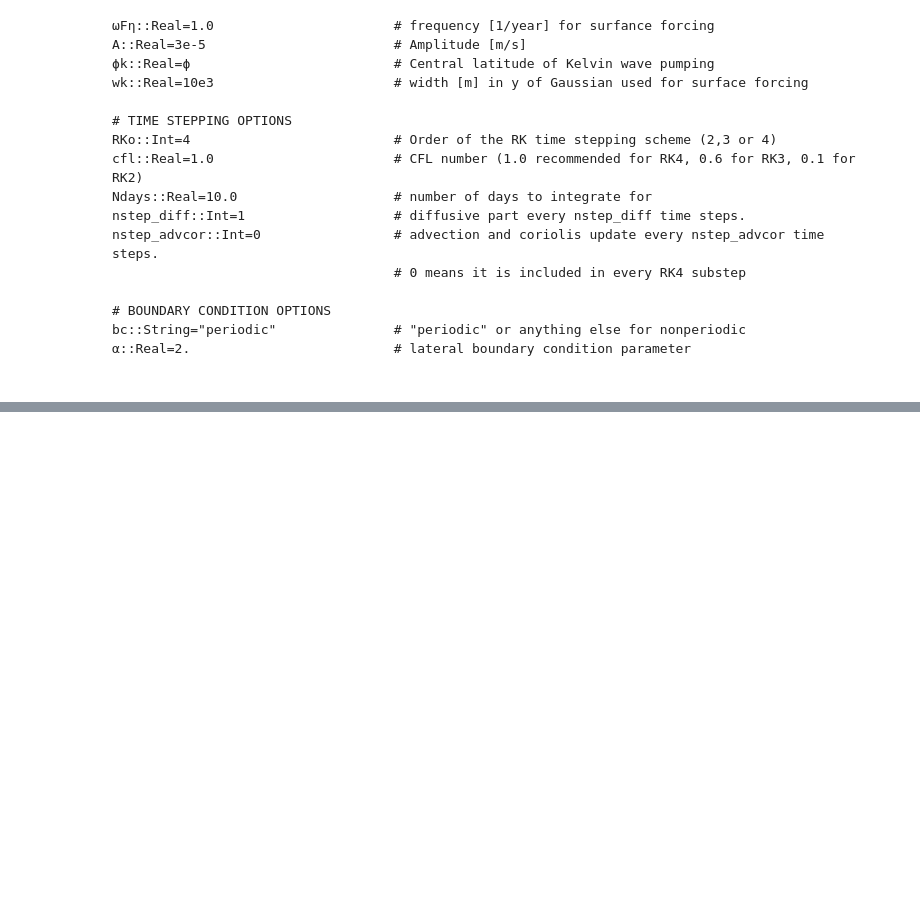
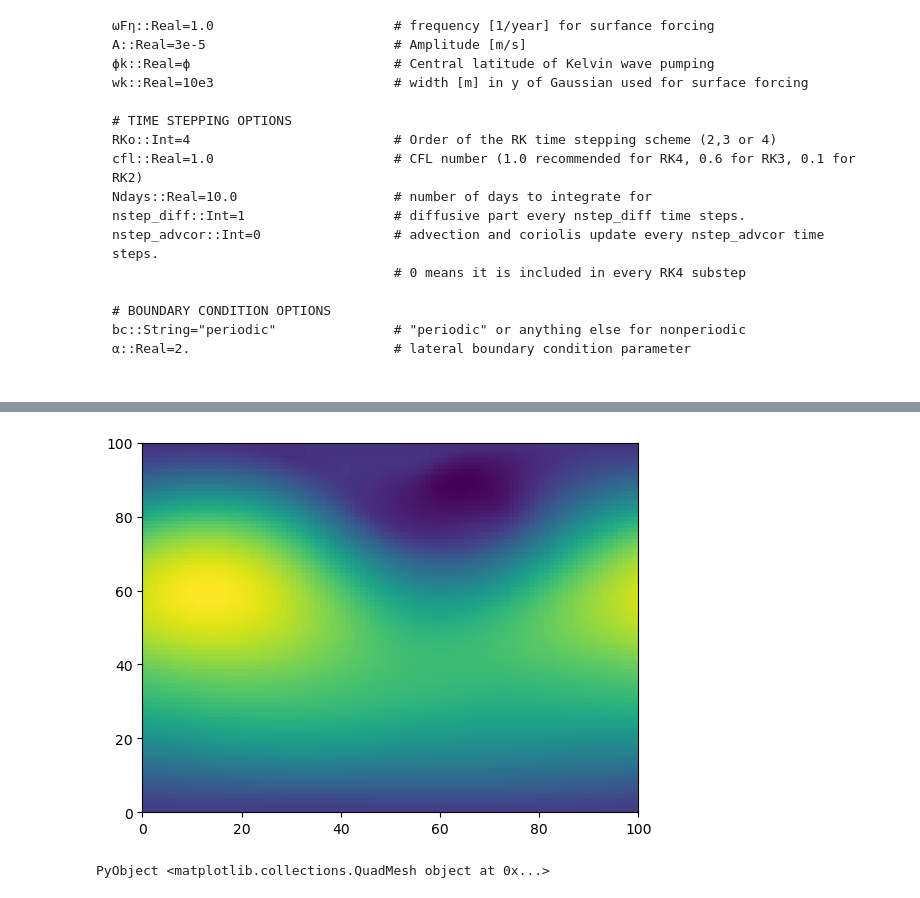
Before and after one commit to sdat2/ShallowWaters.jl, a Jupyter notebook: notebooks/ShallowWaters_DoubleGyre.ipynb, the cells around one changed output, grey strips where cells are left out. Drawn from its saved outputs; the diff is of its cells as text; code cells hidden in the pictures; blank space fills up the shorter version.

```diff
--- a/notebooks/ShallowWaters_DoubleGyre.ipynb
+++ b/notebooks/ShallowWaters_DoubleGyre.ipynb
@@ -167,0 +155,5 @@ ShallowWaters.PrognosticVars{Float32}(Float32[-0.08120389 -0.36890772 … 0.5252
+# %%
+pcolormesh(P3.η')
+# %% [output]
+[figure, added]
+PyObject <matplotlib.collections.QuadMesh object at 0x...>
```
Also changed, not shown: parts of 12 cells of this notebook, 2 other files.
